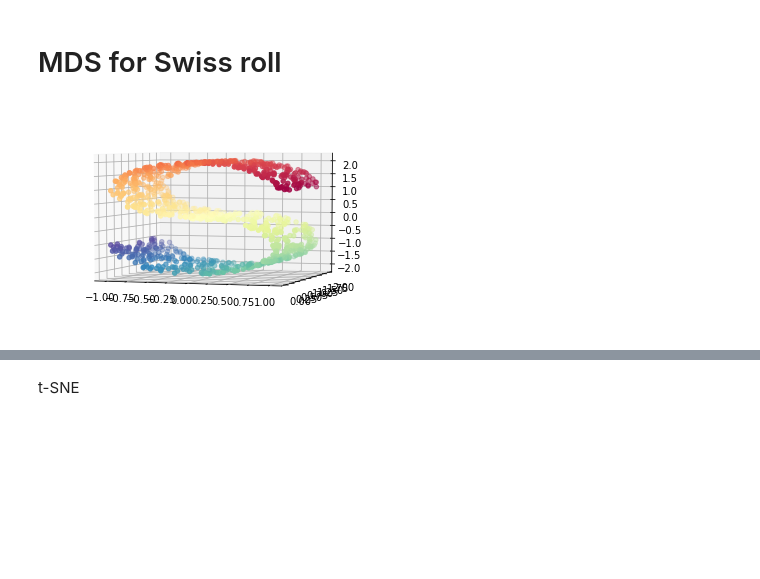
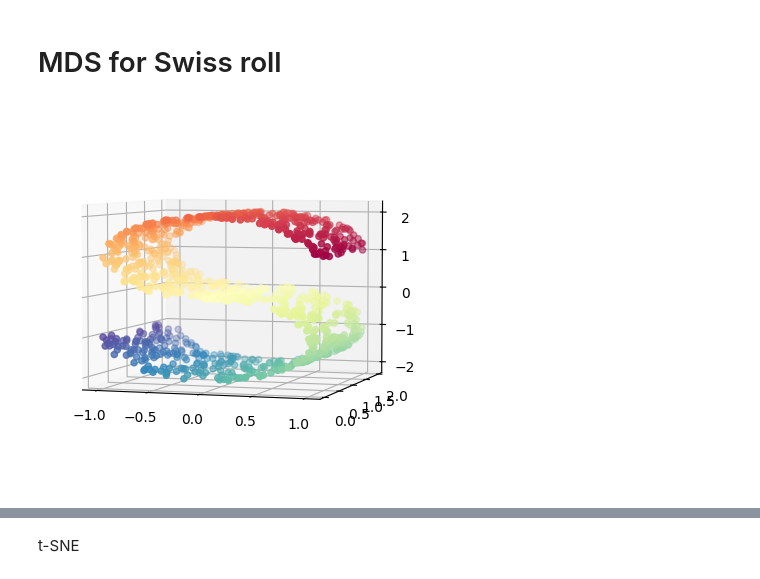
Before and after one commit to zhiwu-huang/COMP6237-Data-Mining-Demo-Code, a Jupyter notebook: 05_embedding_data.ipynb, the cells around one changed output, grey strips where cells are left out. Drawn from its saved outputs; the diff is of its cells as text; code cells hidden in the pictures; blank space fills up the shorter version.

```diff
--- a/05_embedding_data.ipynb
+++ b/05_embedding_data.ipynb
@@ -98,16 +98,34 @@ plt.show()
 # %% [markdown]
 # MDS for Swiss roll
 # %%
-from sklearn.manifold import MDS
-n_components = 2
+# from sklearn.manifold import MDS
+# n_components = 2
+# n_points = 1000
+# fig = plt.figure()
+# ax = fig.add_subplot(111, projection='3d')
+# s_curve, s_color = datasets.samples_generator.make_s_curve(n_points, random_state=0)
+# ax.scatter(s_curve[:, 0], s_curve[:, 1], s_curve[:, 2], c=s_color, cmap=plt.cm.Spectral)
+# ax.view_init(4, -72)
+
+import numpy as np
+import matplotlib.pyplot as plt
+from sklearn.datasets import make_s_curve
+
 n_points = 1000
+
 fig = plt.figure()
 ax = fig.add_subplot(111, projection='3d')
-s_curve, s_color = datasets.samples_generator.make_s_curve(n_points, random_state=0)
+
+# Generate S-curve dataset
+s_curve, s_color = make_s_curve(n_points, random_state=0)
+
+# Plot the S-curve
 ax.scatter(s_curve[:, 0], s_curve[:, 1], s_curve[:, 2], c=s_color, cmap=plt.cm.Spectral)
 ax.view_init(4, -72)
+
+plt.show()
 # %% [output]
-[figure, old version]
+[figure, new version]
 # %%
 embedding = MDS(n_components, max_iter=1000, n_init=1)
 s_MDS = embedding.fit_transform(s_curve)
```
Also changed, not shown: parts of 10 cells of this notebook.
